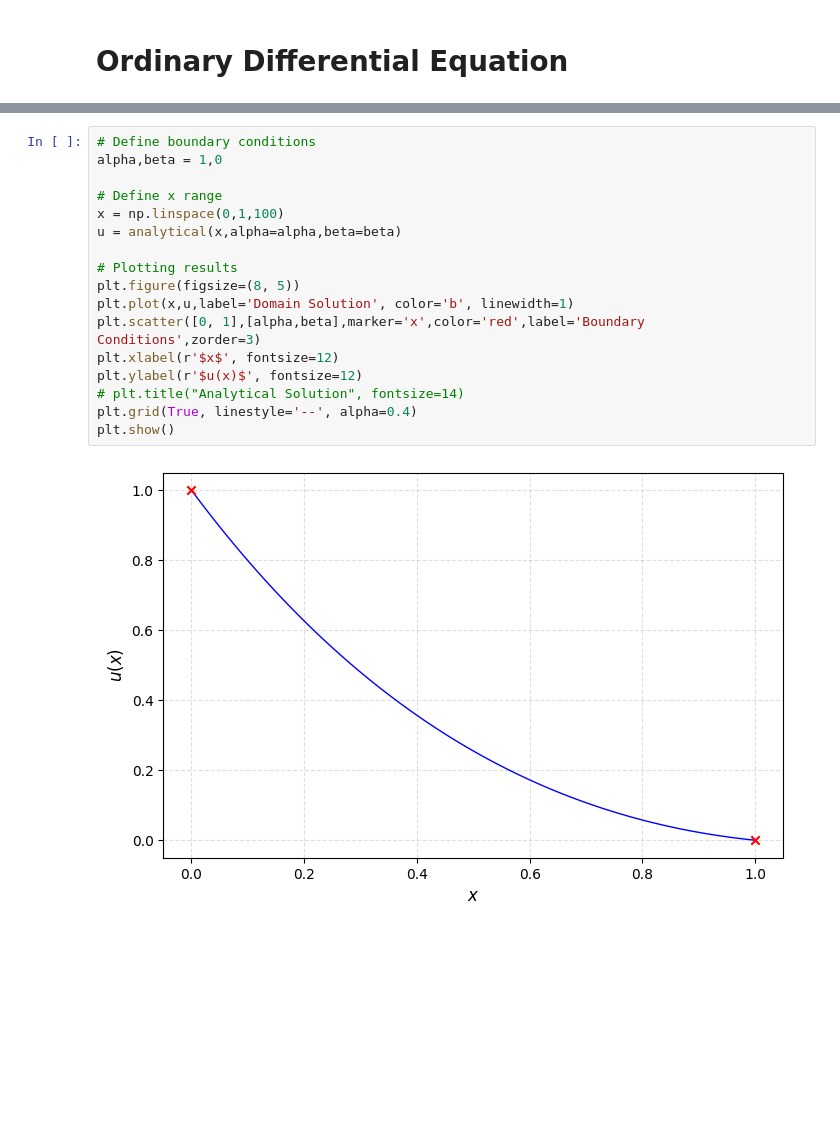
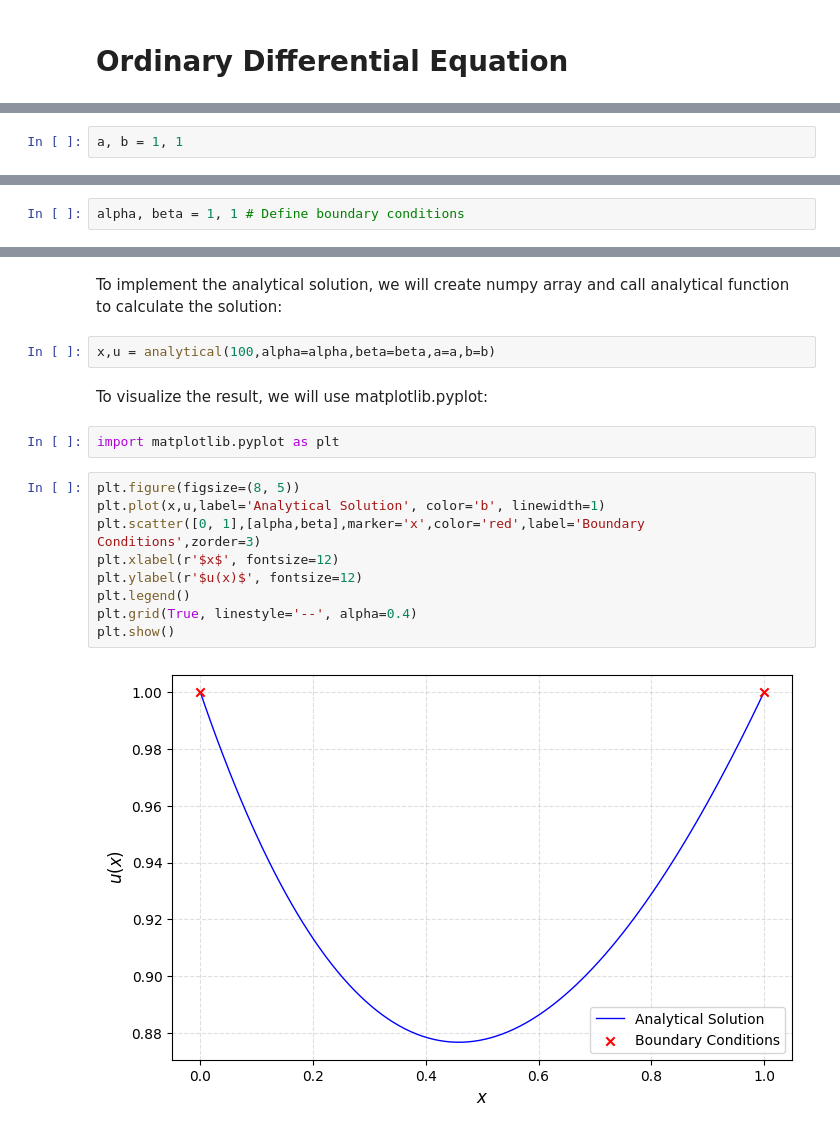
Before and after one commit to jshiriyev/reservoir-simulation, a Jupyter notebook: docs/chapter_03_finite_difference/01_ordinary_differentical_equation.ipynb, the cells around one changed output, grey strips where cells are left out. Cells and saved outputs as stored; diff of their text form; blank space fills up the shorter version.

```diff
--- a/docs/chapter_03_finite_difference/01_ordinary_differentical_equation.ipynb
+++ b/docs/chapter_03_finite_difference/01_ordinary_differentical_equation.ipynb
@@ -33,0 +14,2 @@ This equation arises in various physical and engineering applications, such as h
+# %%
+a, b = 1, 1
@@ -33,0 +25,2 @@ This equation arises in various physical and engineering applications, such as h
+# %%
+alpha, beta = 1, 1 # Define boundary conditions
@@ -73,20 +60,20 @@ def analytical(x,a=1,b=1,alpha=0,beta=0):
+# %% [markdown]
+To implement the analytical solution, we will create numpy array and call analytical function to calculate the solution:
+# %%
+x,u = analytical(100,alpha=alpha,beta=beta,a=a,b=b)
+# %% [markdown]
+To visualize the result, we will use matplotlib.pyplot:
+# %%
+import matplotlib.pyplot as plt
 # %%
-# Define boundary conditions
-alpha,beta = 1,0
-
-# Define x range
-x = np.linspace(0,1,100)
-u = analytical(x,alpha=alpha,beta=beta)
-
-# Plotting results
 plt.figure(figsize=(8, 5))
-plt.plot(x,u,label='Domain Solution', color='b', linewidth=1)
+plt.plot(x,u,label='Analytical Solution', color='b', linewidth=1)
 plt.scatter([0, 1],[alpha,beta],marker='x',color='red',label='Boundary Conditions',zorder=3)
 plt.xlabel(r'$x$', fontsize=12)
 plt.ylabel(r'$u(x)$', fontsize=12)
-# plt.title("Analytical Solution", fontsize=14)
+plt.legend()
 plt.grid(True, linestyle='--', alpha=0.4)
 plt.show()
 # %% [output]
-[figure, old version]
+[figure, new version]
 # %% [markdown]
```
Also changed, not shown: parts of 46 cells of this notebook.
